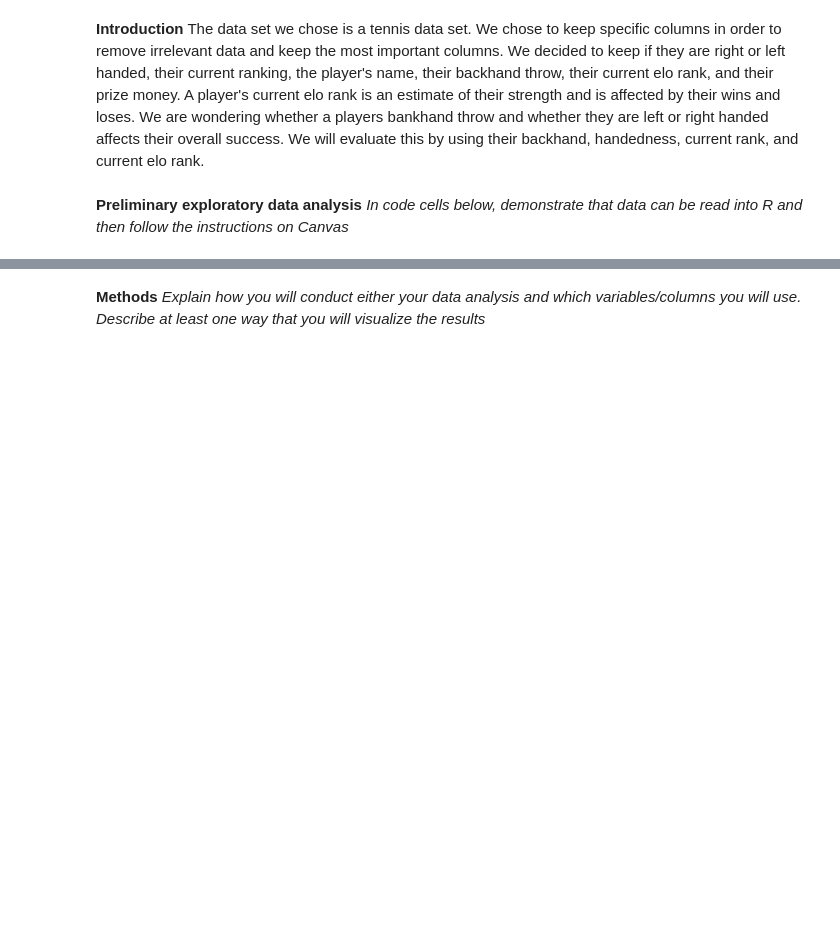
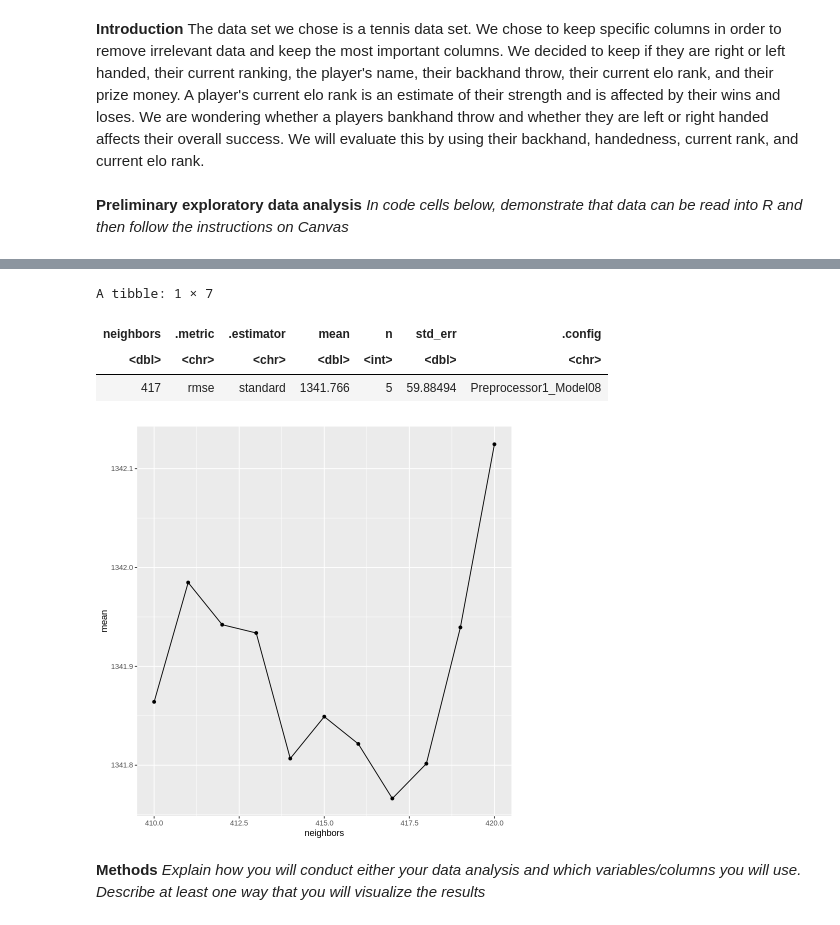
Before and after one commit to EliNAdr/DSCI-100_007-13, a Jupyter notebook: Proposal.ipynb, the cells around one changed output, grey strips where cells are left out. Cells and saved outputs as stored; diff of their text form; code cells hidden in the pictures; blank space fills up the shorter version.

Commit message:
More regression

```diff
--- a/Proposal.ipynb
+++ b/Proposal.ipynb
@@ -111,3 +111,41 @@ A tibble: 1 × 7
+# %%
+# k = 417 - v = 5 - mean = 1341.766
+
+lose_recipe <- recipe(loser_rank_points ~ loser_ht, data = loser_train) |>
+  step_scale(all_predictors()) |>
+  step_center(all_predictors())
+
+lose_spec <- nearest_neighbor(weight_func = "rectangular", neighbors = tune()) |>
+  set_engine("kknn") |>
+  set_mode("regression")
+
+lose_workflow <- workflow() |>
+  add_recipe(lose_recipe) |>
+  add_model(lose_spec)
+#win_workflow
+
+lose_vfold <- vfold_cv(loser_train, v = 5, strata = loser_rank_points)
+
+gridvals <- tibble(neighbors = seq(from = 410, to = 420, by = 1))
+
+lose_results <- lose_workflow |>
+  tune_grid(resamples = lose_vfold, grid = gridvals) |>
+  collect_metrics() |>
+  filter(.metric == "rmse")
+#win_results
+
+lose_min <- lose_results |>
+  filter(mean == min(mean))
+lose_min
+
+k_selec <- ggplot(lose_results, aes(x = neighbors, y = mean)) + geom_point() + geom_line()
+k_selec
+# %% [output]
+A tibble: 1 × 7
+| neighbors | .metric | .estimator | mean | n | std_err | .config |
+| <dbl> | <chr> | <chr> | <dbl> | <int> | <dbl> | <chr> |
+| 417 | rmse | standard | 1341.766 | 5 | 59.88494 | Preprocessor1_Model08 |
+[figure, added]
 # %% [markdown]
 **Methods**
 *Explain how you will conduct either your data analysis and which variables/columns you will use.
```
Also changed, not shown: parts of 2 cells of this notebook.
